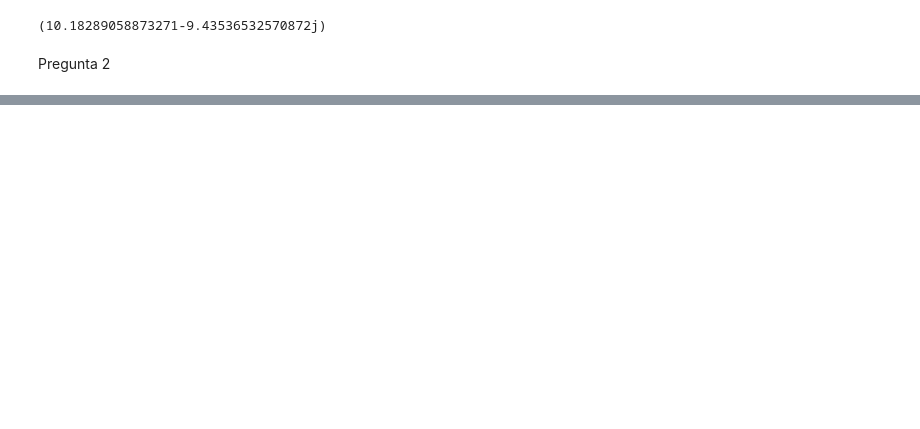
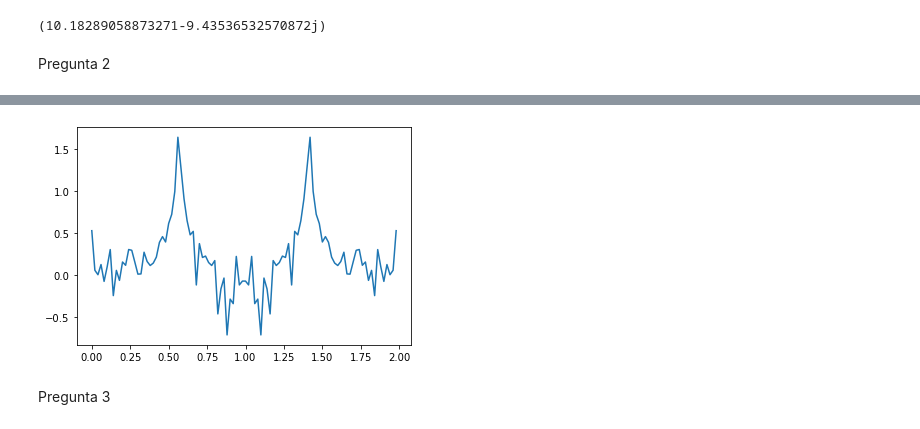
Before and after one commit to CatalinaFlorez/Metodos-Computacionales-2---Borrero-Florez, a Jupyter notebook: Taller 1 copy.ipynb, the cells around one changed output, grey strips where cells are left out. Cells and saved outputs as stored; diff of their text form; code cells hidden in the pictures; blank space fills up the shorter version.

```diff
--- a/Taller 1 copy.ipynb
+++ b/Taller 1 copy.ipynb
@@ -28,0 +58,7 @@ NameError: name 't' is not defined
+# %%
+ruido=np.random.normal(0.0,0.1,len(y))
+y_ruido=y+ruido
+# %%
+norma_ruido=abs(transf_fourier_d(t,y_ruido,f))
+eje_y_ruido=np.log10(norma_ruido)
+eje_y_ruido
@@ -28,0 +86,10 @@ NameError: name 't' is not defined
+# %%
+fig, ax = plt.subplots()
+
+plt.plot(f, eje_y_ruido)
+
+plt.show()
+# %% [output]
+[figure, added]
+# %% [markdown]
+Pregunta 3
```
Also changed, not shown: parts of 5 cells of this notebook.
